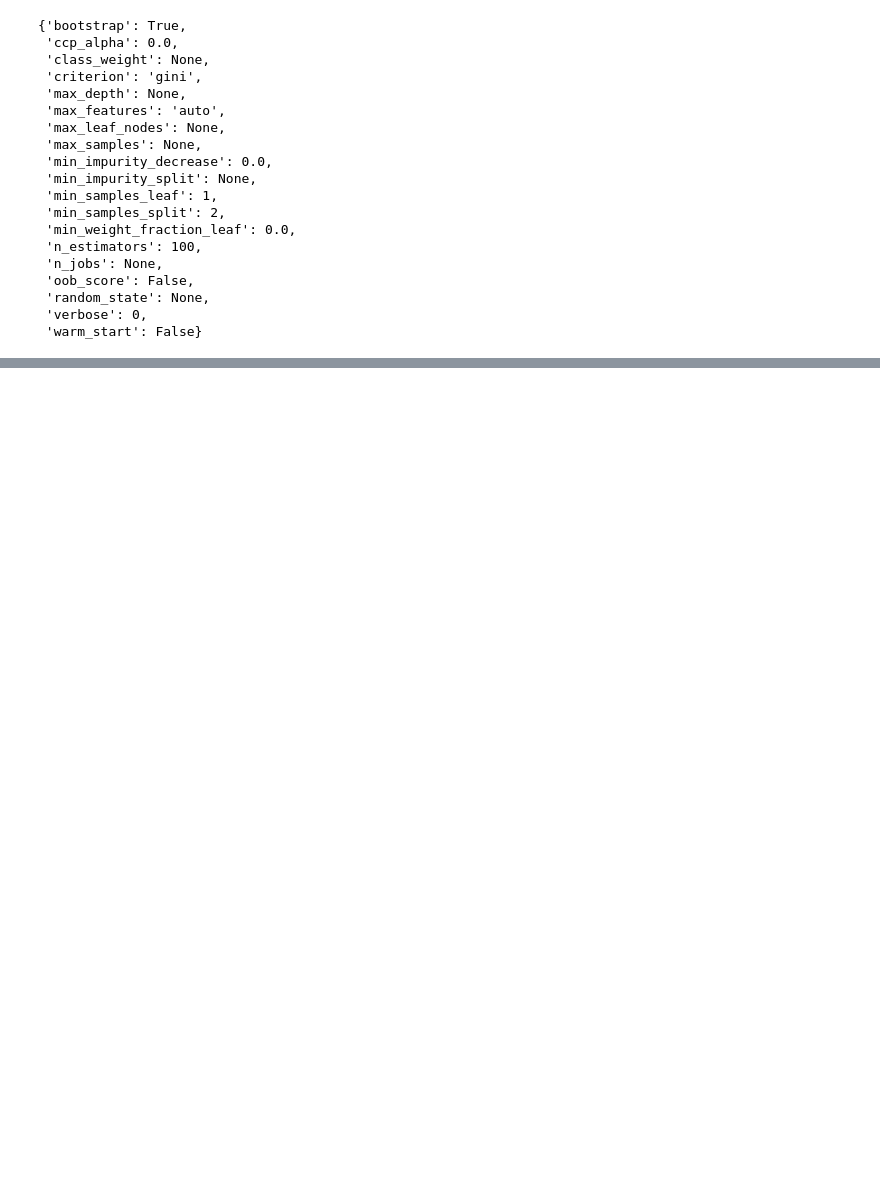
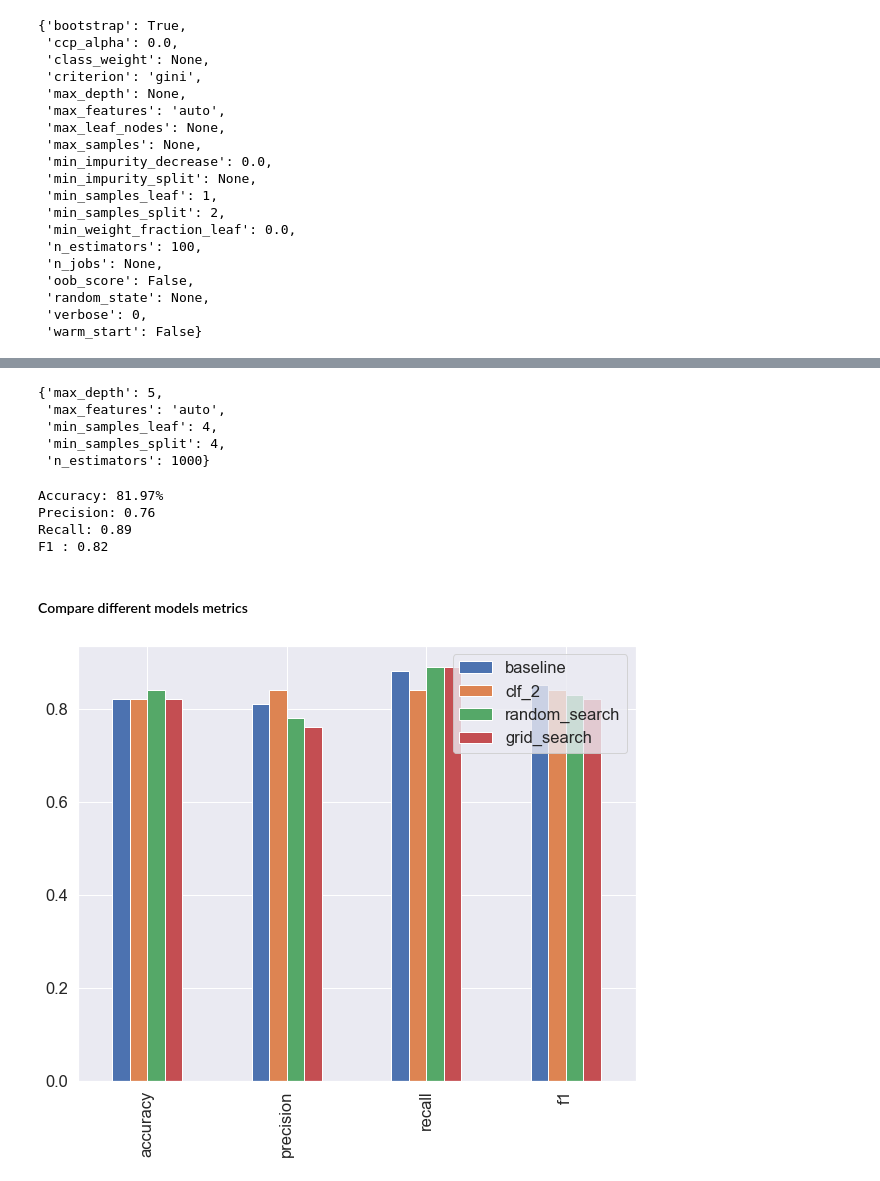
Before and after one commit to abishek-bupathi/sciKit-learn-sample, a Jupyter notebook: Intro.ipynb, the cells around one changed output, grey strips where cells are left out. Cells and saved outputs as stored; diff of their text form; code cells hidden in the pictures; blank space fills up the shorter version.

Commit message:
Completed improving models by different tuning hyperparameters methods

```diff
--- a/Intro.ipynb
+++ b/Intro.ipynb
@@ -1246,0 +1463,31 @@ clf.get_params()
+# %%
+grid_2 = {
+        "n_estimators": [1000, 1200],
+        "max_depth": [5],
+        "max_features": ["auto", "sqrt"],
+        "min_samples_split": [4],
+        "min_samples_leaf": [2, 4]
+       }
+# %%
+from sklearn.model_selection import GridSearchCV
+
+np.random.seed(42)
+
+x = heart_disease_shuffled.drop("target", axis = 1)
+y = heart_disease_shuffled["target"]
+
+# Split train test
+x_train, x_test, y_train, y_test = train_test_split(x, y, test_size = 0.2)
+
+# Instantize RanRandomForestClassifier
+clf = RandomForestClassifier(n_jobs=1)
+
+# Setup RandomizedSearchCv
+gs_cv = GridSearchCV(estimator=clf,
+                     param_grid = grid_2,
+                     cv = 5,
+                     verbose = 2
+                    )
+
+# Fitting
+gs_cv.fit(x_train, y_train)
@@ -1246,0 +1536,28 @@ clf.get_params()
+# %%
+gs_cv.best_params_
+# %% [output]
+{'max_depth': 5,
+ 'max_features': 'auto',
+ 'min_samples_leaf': 4,
+ 'min_samples_split': 4,
+ 'n_estimators': 1000}
+# %%
+y_preds = gs_cv.predict(x_test)
+
+gs_metrics = evaluate_preds(y_test, y_preds)
+# %% [output]
+Accuracy: 81.97%
+Precision: 0.76
+Recall: 0.89
+F1 : 0.82
+# %% [markdown]
+#### Compare different models metrics
+# %%
+compare_metrics = pd.DataFrame({"baseline": baseline_metrics,
+                                "clf_2": clf_2_metrics,
+                                "random_search": rs_metrics,
+                                "grid_search": gs_metrics})
+
+compare_metrics.plot.bar(figsize = (10, 8));
+# %% [output]
+[figure, added]
```
Also changed, not shown: parts of 19 cells of this notebook.
